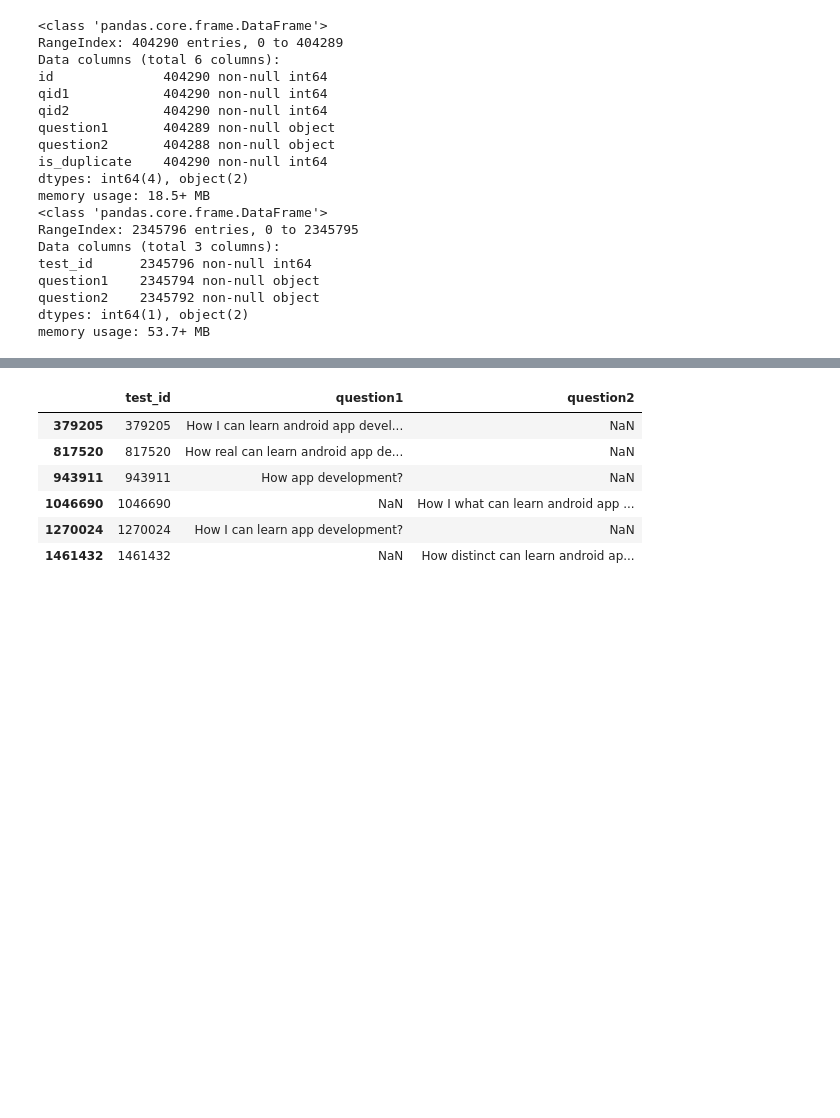
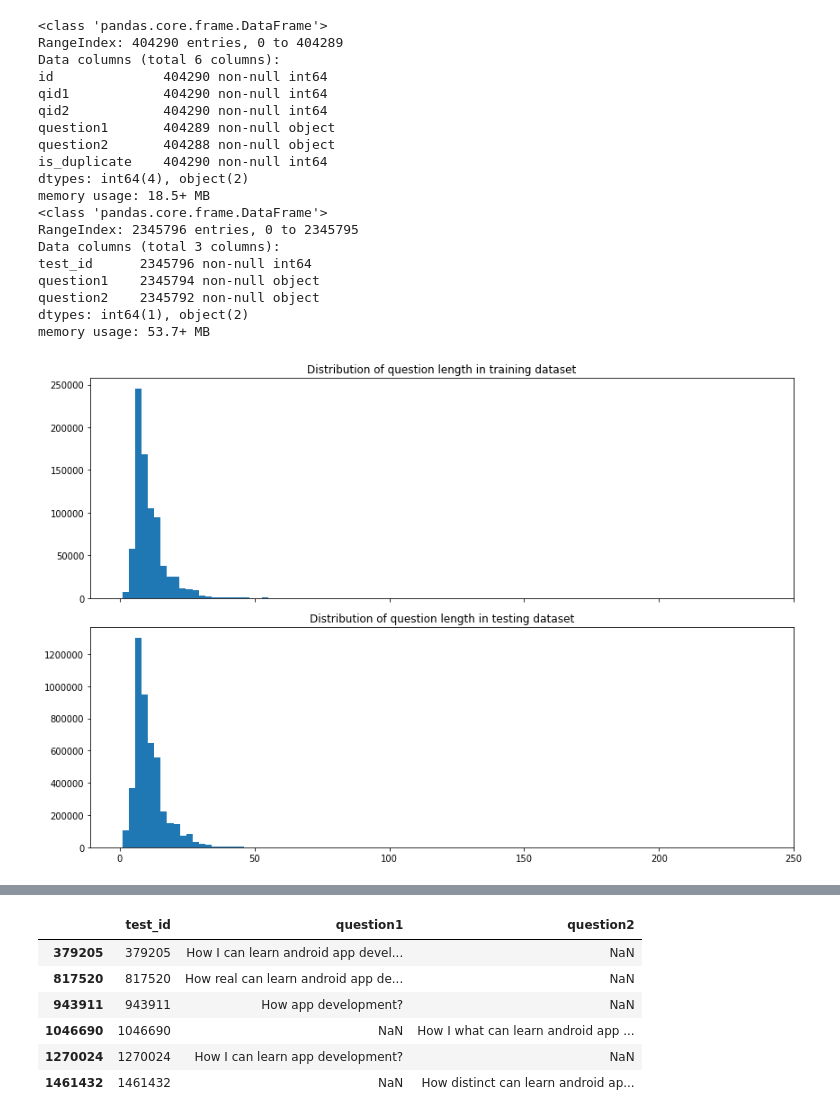
Before and after one commit to BenMosbah/ProjetINF_P2, a Jupyter notebook: Quora Question Pairs.ipynb, the cells around one changed output, grey strips where cells are left out. Drawn from its saved outputs; the diff is of its cells as text; code cells hidden in the pictures; blank space fills up the shorter version.

```diff
--- a/Quora Question Pairs.ipynb
+++ b/Quora Question Pairs.ipynb
@@ -102,6 +103,25 @@ question1    2345794 non-null object
 question2    2345792 non-null object
 dtypes: int64(1), object(2)
 memory usage: 53.7+ MB
+# %%
+qns = ['question1','question2']
+train_distri = train[qns].applymap(str).applymap(lambda x: len(x.split()))
+test_distri = test[qns].applymap(str).applymap(lambda x:len(x.split()))
+train_distri = pd.concat([train_distri[qns[0]], train_distri[qns[1]]])
+test_distri = pd.concat([test_distri[qns[0]], test_distri[qns[1]]])
+
+## plotting histogram
+bins = 100
+fig, ax = plt.subplots(2, 1, figsize=(12,8), sharex=True)
+ax[0].hist(train_distri, bins=bins)
+ax[0].set_title("Distribution of question length in training dataset")
+ax[1].hist(test_distri, bins=bins)
+ax[1].set_title("Distribution of question length in testing dataset")
+plt.tight_layout()
+plt.gca()
+plt.show()
+# %% [output]
+[figure, added]
 # %%
 train[train.isnull().any(axis=1)]
 # %% [output]
```
Also changed, not shown: parts of 7 cells of this notebook, 1 other file.
